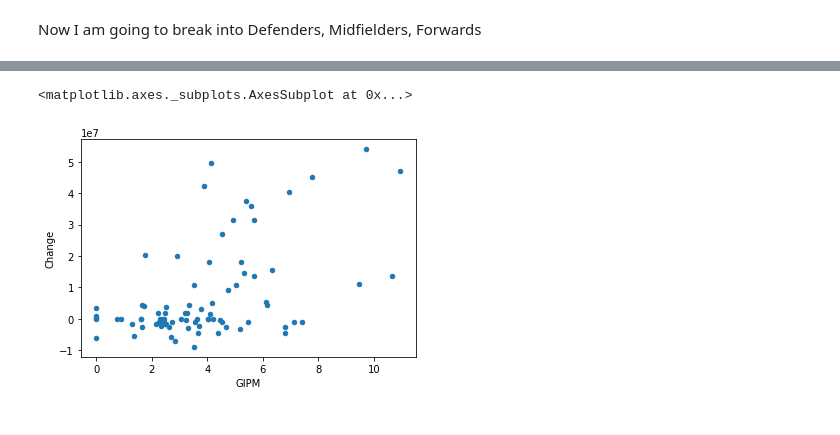
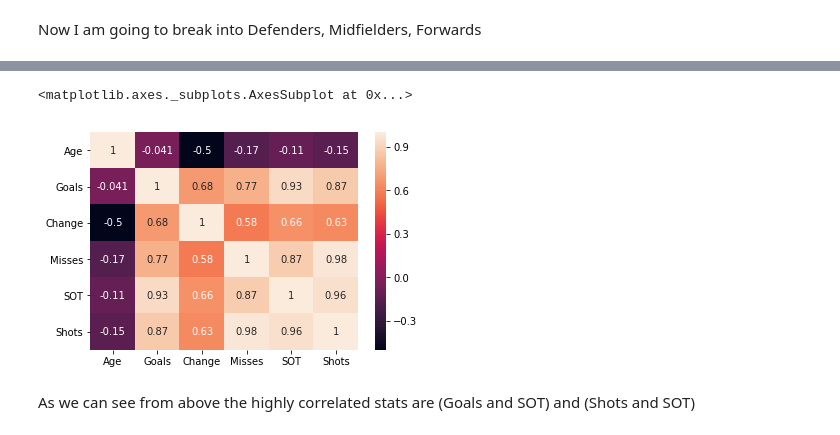
Before and after one commit to Femi-Ogunkola/EPL, a Jupyter notebook: EPL Data Analysis.ipynb, the cells around one changed output, grey strips where cells are left out. Saved outputs shown, nothing was run; the diff lists cells and outputs as text; code cells hidden in the pictures.

```diff
--- a/EPL Data Analysis.ipynb
+++ b/EPL Data Analysis.ipynb
@@ -179,7 +161,11 @@ GIPM = Goal_involvement_per_minute(fwd_season)
-# %%
-fwd_season = fwd_season.assign(GIPM = GIPM)
-# %%
-fwd_season.plot.scatter(x='GIPM', y='Change')
-# %% [output]
-<matplotlib.axes._subplots.AxesSubplot at 0x...>
-[figure, removed]
+# %%
+f = (
+    fwd_season.loc[:, ['Age', 'Goals', 'Change', 'Misses','SOT','Shots']]
+).corr()
+
+sns.heatmap(f, annot=True)
+# %% [output]
+<matplotlib.axes._subplots.AxesSubplot at 0x...>
+[figure, added]
+# %% [markdown]
+As we can see from above the highly correlated stats are (Goals and SOT) and (Shots and SOT)
```
Also changed, not shown: parts of 16 cells of this notebook, 1 other file.
